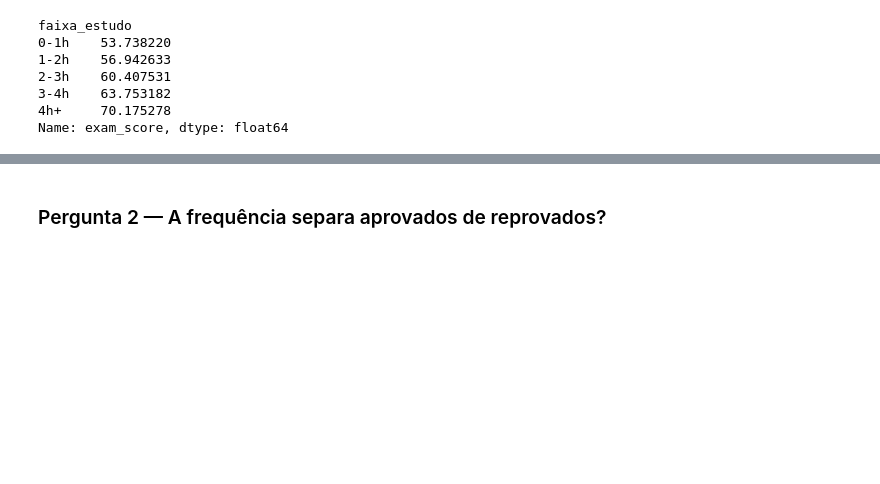
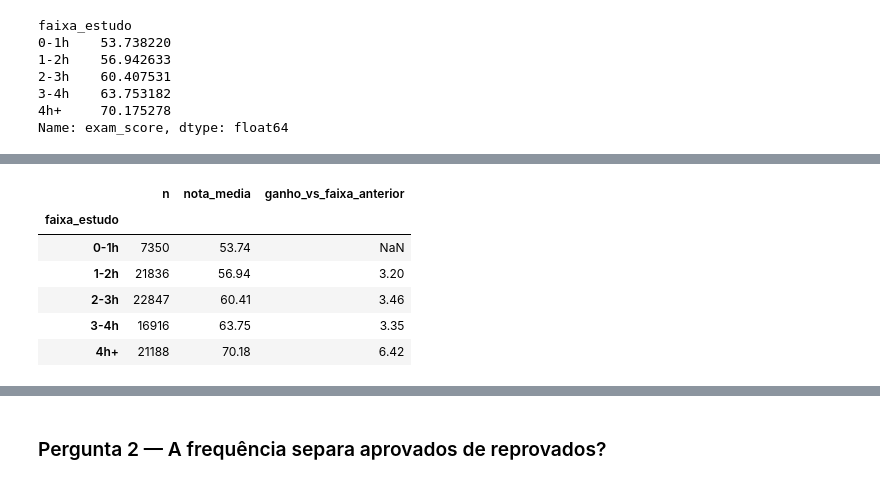
Before and after one commit to arthurdfoliveira/TrabalhoEstatistica, a Jupyter notebook: EDA_Desempenho_Academico.ipynb, the cells around one changed output, grey strips where cells are left out. Cells and saved outputs as stored; diff of their text form; code cells hidden in the pictures; blank space fills up the shorter version.

```diff
--- a/EDA_Desempenho_Academico.ipynb
+++ b/EDA_Desempenho_Academico.ipynb
@@ -308,0 +313,18 @@ plt.show()
+# %%
+# Quantos alunos tem em cada faixa, a nota média e quanto a nota sobe em relação à faixa anterior
+contagem_faixa = df.groupby("faixa_estudo", observed=True)["exam_score"].count()
+ganho_entre_faixas = media_por_faixa_estudo.diff()
+
+pd.DataFrame({
+    "n": contagem_faixa,
+    "nota_media": media_por_faixa_estudo.round(2),
+    "ganho_vs_faixa_anterior": ganho_entre_faixas.round(2),
+})
+# %% [output]
+|  | n | nota_media | ganho_vs_faixa_anterior |
+| faixa_estudo |  |  |  |
+| 0-1h | 7350 | 53.74 | NaN |
+| 1-2h | 21836 | 56.94 | 3.20 |
+| 2-3h | 22847 | 60.41 | 3.46 |
+| 3-4h | 16916 | 63.75 | 3.35 |
+| 4h+ | 21188 | 70.18 | 6.42 |
```
Also changed, not shown: parts of 13 cells of this notebook, 4 other files.
